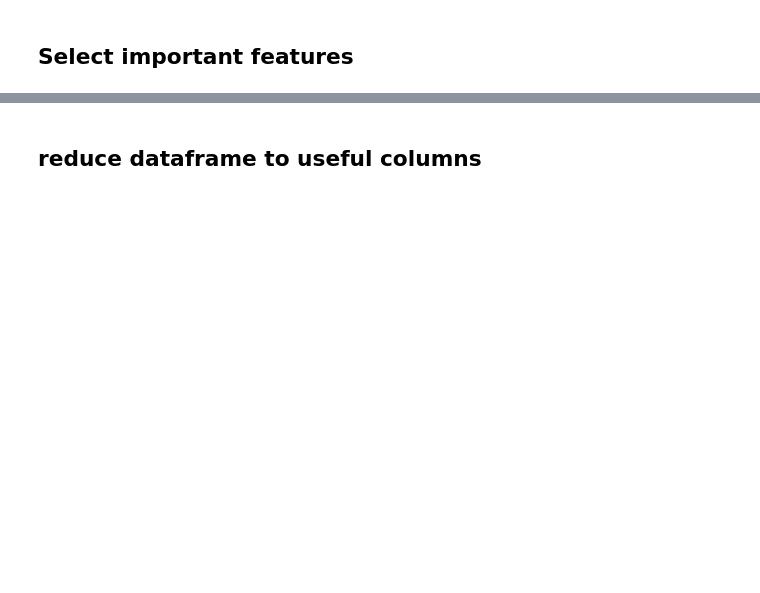
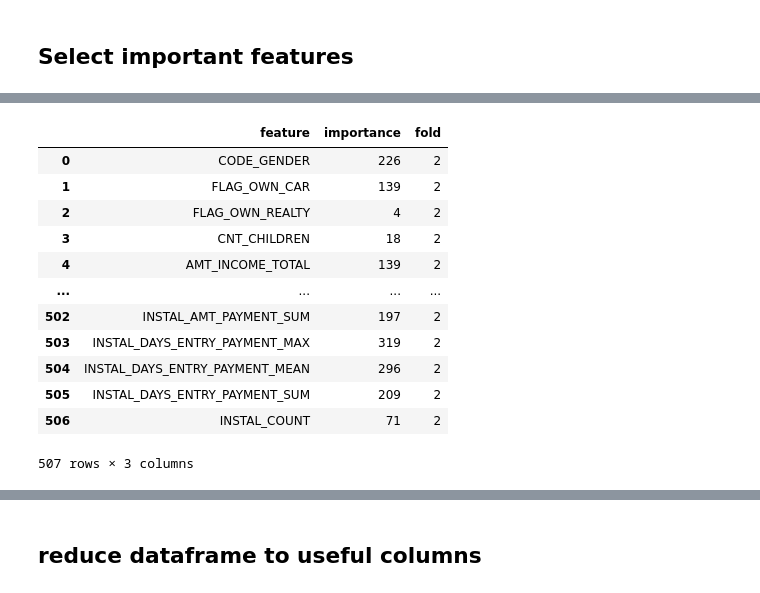
Before and after one commit to NOMEZA/projet_7_repository, a Jupyter notebook: python_preprocessing/training_model_V2.ipynb, the cells around one changed output, grey strips where cells are left out. Saved outputs shown, nothing was run; the diff lists cells and outputs as text; code cells hidden in the pictures; blank space fills up the shorter version.

```diff
--- a/python_preprocessing/training_model_V2.ipynb
+++ b/python_preprocessing/training_model_V2.ipynb
@@ -115,2 +136,18 @@ Fold  2 AUC : 0.758741
+# %%
+feature_importance_df
+# %% [output]
+|  | feature | importance | fold |
+| 0 | CODE_GENDER | 226 | 2 |
+| 1 | FLAG_OWN_CAR | 139 | 2 |
+| 2 | FLAG_OWN_REALTY | 4 | 2 |
+| 3 | CNT_CHILDREN | 18 | 2 |
+| 4 | AMT_INCOME_TOTAL | 139 | 2 |
+| ... | ... | ... | ... |
+| 502 | INSTAL_AMT_PAYMENT_SUM | 197 | 2 |
+| 503 | INSTAL_DAYS_ENTRY_PAYMENT_MAX | 319 | 2 |
+| 504 | INSTAL_DAYS_ENTRY_PAYMENT_MEAN | 296 | 2 |
+| 505 | INSTAL_DAYS_ENTRY_PAYMENT_SUM | 209 | 2 |
+| 506 | INSTAL_COUNT | 71 | 2 |
+507 rows × 3 columns
 # %%
 def display_importances(feature_importance_df_):
```
Also changed, not shown: parts of 26 cells of this notebook, 8 other files.
